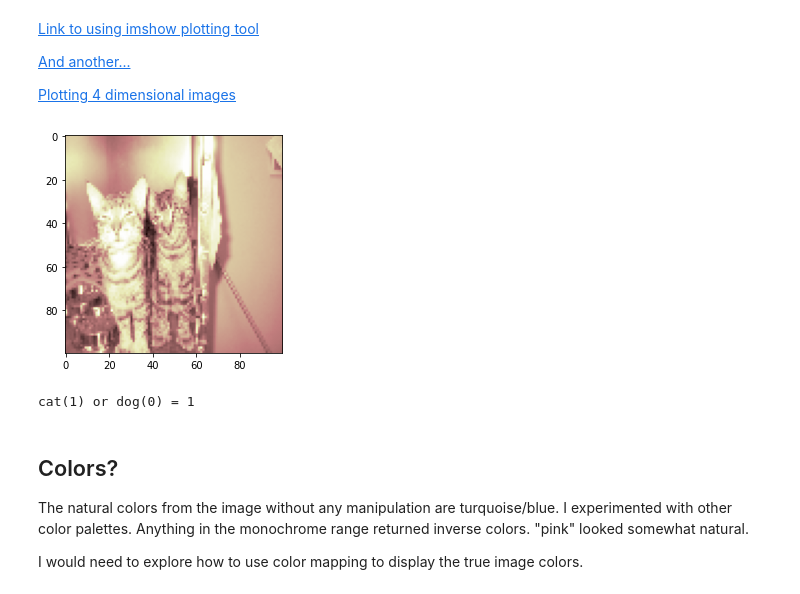
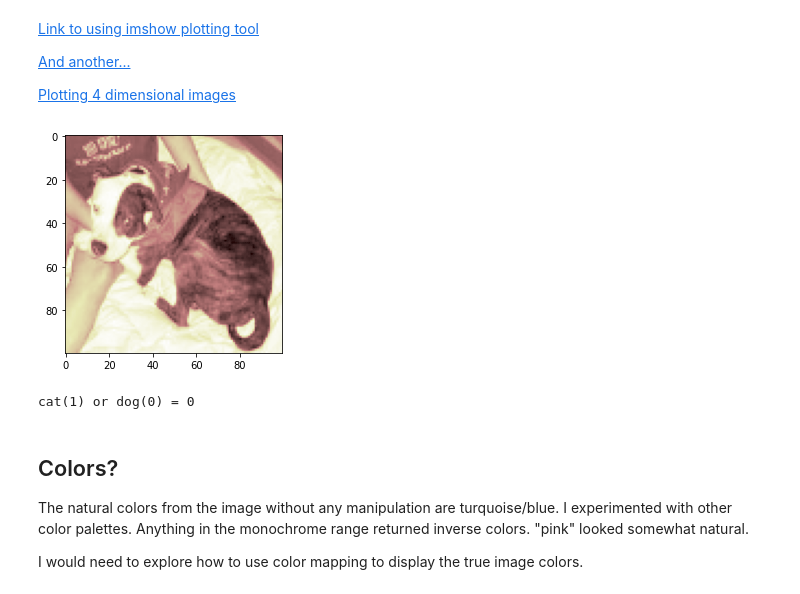
Before and after one commit to cfcastillo/DS-6-Notebooks, a Jupyter notebook: Project_6_Notebook_cfc.ipynb, the cells around one changed output. Drawn from its saved outputs; the diff is of its cells as text; code cells hidden in the pictures.

```diff
--- a/Project_6_Notebook_cfc.ipynb
+++ b/Project_6_Notebook_cfc.ipynb
@@ -42,8 +46,8 @@ y_data_file = 'y.pickle'
 image_name = 'dog.jpg'
 
 # Read pickle data
-df_X_read = pickle.load(open(data_path + X_data_file, 'rb'))
-df_y_read = pickle.load(open(data_path + y_data_file, 'rb'))
+data_X_read = pickle.load(open(data_path + X_data_file, 'rb'))
+data_y_read = pickle.load(open(data_path + y_data_file, 'rb'))
 # %%
 # See what data types we have after reading the pickle files
 # This was necessary after I failed to convert the data to a dataframe. I discovered
@@ -69,7 +74,8 @@ print(f'min X = {df_X_read.max()}')
 max X = 0
 min X = 255
 # %%
+# TODO: rename variables; not DF.
 # Scale the values to contain values from 0 to 1 by dividing by 255
-df_X_scaled = df_X_read / 255
+data_X_scaled = data_X_read / 255
 # %%
 # Look at some values. Confirm values now fall between 0 and 1
@@ -116,21 +122,26 @@ df_y.shape
 # 3-dimensional arrays are color
 
 # slice to get only the first 3 dimensions.
-df_X_images = df_X_scaled[:,:,:,0]
+data_X_images = data_X_scaled[:,:,:,0]
+
+# Alternate method provided by Ellie to remove any dimensions of 1.
+# The 4th dimension has a value of 1 so is removed.
+# tf.squeeze(data_X_scaled[0])
 # %%
+# TODO: show a bunch of them.
 # show the image and look at the response value
-img_index = 24000
-plt.imshow(df_X_images[img_index], cmap=plt.cm.pink)
+img_index = 5000
+plt.imshow(data_X_images[img_index], cmap=plt.cm.pink)
 # plt.imshow(cv2.cvtColor(img[img_index], cv2.COLOR_BGR2RGB))
 plt.show()
 
 # look at response value to see if it agrees with what we see
 # 1 - cat
 # 0 - dog
-print(f'cat(1) or dog(0) = {df_y[img_index]}')
+print(f'cat(1) or dog(0) = {data_y[img_index]}')
 # %% [output]
-[figure, old version]
+[figure, new version]
-cat(1) or dog(0) = 1
+cat(1) or dog(0) = 0
 # %% [markdown]
 ## Colors?
 
```
Also changed, not shown: parts of 23 cells of this notebook.
